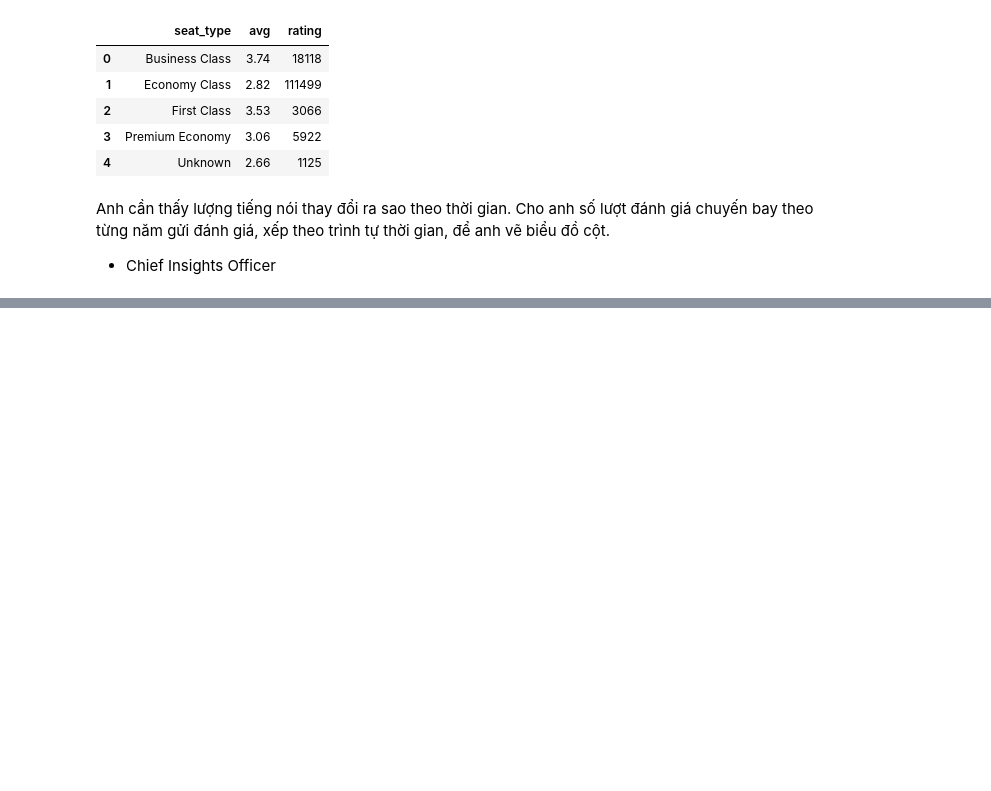
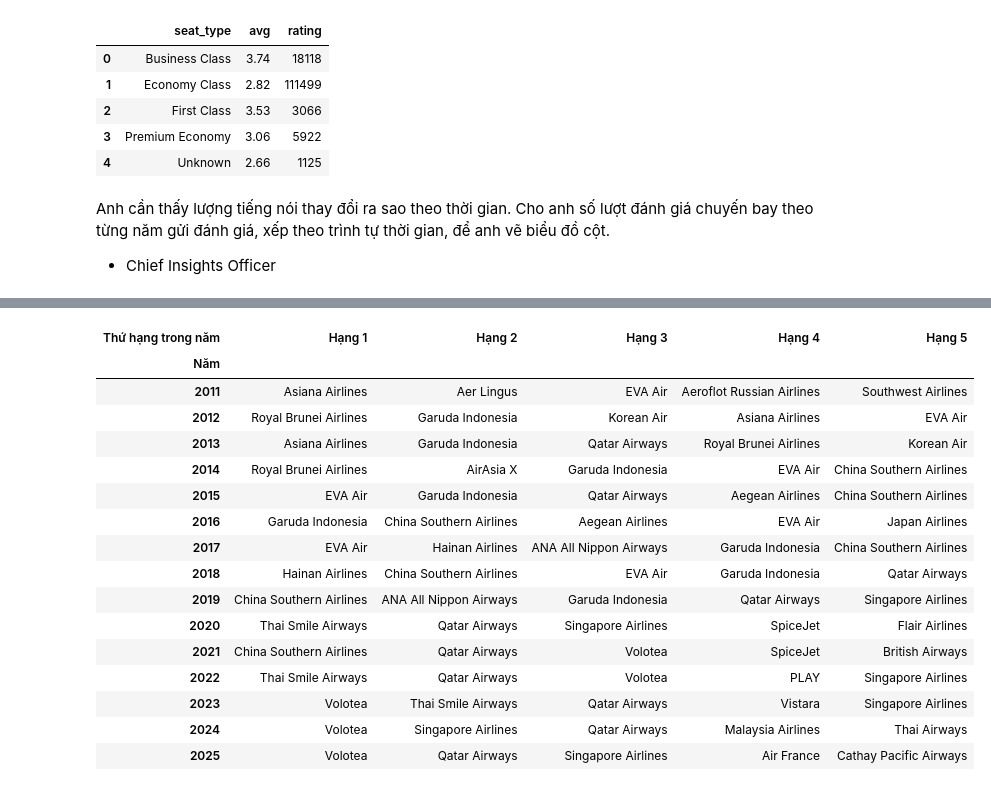
Before and after one commit to mantrinh67/DA-Porfolio, a Jupyter notebook: EDA_airline.ipynb, the cells around one changed output, grey strips where cells are left out. Cells and saved outputs as stored; diff of their text form; code cells hidden in the pictures; blank space fills up the shorter version.

```diff
--- a/EDA_airline.ipynb
+++ b/EDA_airline.ipynb
@@ -729,0 +786,69 @@ Name: count, dtype: int64
+# %%
+# 1. Đảm bảo đã có bảng merge và trích xuất năm đánh giá
+if 'airline_merge' not in locals():
+    airline_merge = pd.merge(airlines, airline_reviews, on='airline_id')
+
+airline_merge['year'] = pd.to_datetime(airline_merge['date_submitted']).dt.year
+
+# 2. Tính điểm trung bình và số lượt đánh giá theo từng năm, từng hãng
+yearly_partner_perf = (
+    airline_merge.dropna(subset=['airline_name', 'value_for_money', 'year'])
+    .groupby(['year', 'airline_name'])
+    .agg(
+        avg_score=('value_for_money', 'mean'),
+        review_count=('value_for_money', 'count')
+    )
+    .reset_index()
+)
+
+# 3. Lọc chỉ lấy các hãng có ít nhất 50 lượt đánh giá trong năm
+yearly_partner_filtered = yearly_partner_perf.query('review_count >= 50').copy()
+
+# Làm tròn điểm trung bình đến 2 chữ số thập phân
+yearly_partner_filtered['avg_score'] = yearly_partner_filtered['avg_score'].round(2)
+
+# 4. Sắp xếp theo Năm (tăng dần), Điểm trung bình (giảm dần) và Số lượt review (giảm dần)
+yearly_partner_sorted = yearly_partner_filtered.sort_values(
+    by=['year', 'avg_score', 'review_count'],
+    ascending=[True, False, False]
+)
+
+# 5. Đánh số thứ hạng trong từng năm
+yearly_partner_sorted['rank_in_year'] = (
+    yearly_partner_sorted.groupby('year').cumcount() + 1
+)
+
+# 6. Giữ lại Top 5 hãng đứng đầu mỗi năm và chọn các cột Output theo yêu cầu
+top_5_per_year = yearly_partner_sorted[yearly_partner_sorted['rank_in_year'] <= 5][
+    ['year', 'airline_name', 'avg_score', 'rank_in_year']
+].rename(columns={
+    'year': 'Năm',
+    'airline_name': 'Tên hãng',
+    'avg_score': 'Điểm trung bình',
+    'rank_in_year': 'Thứ hạng trong năm'
+})
+
+pivot_table = top_5_per_year.pivot(
+    index='Năm',
+    columns='Thứ hạng trong năm',
+    values='Tên hãng'
+).add_prefix('Hạng ')
+display(pivot_table)
+# %% [output]
+| Thứ hạng trong năm | Hạng 1 | Hạng 2 | Hạng 3 | Hạng 4 | Hạng 5 |
+| Năm |  |  |  |  |  |
+| 2011 | Asiana Airlines | Aer Lingus | EVA Air | Aeroflot Russian Airlines | Southwest Airlines |
+| 2012 | Royal Brunei Airlines | Garuda Indonesia | Korean Air | Asiana Airlines | EVA Air |
+| 2013 | Asiana Airlines | Garuda Indonesia | Qatar Airways | Royal Brunei Airlines | Korean Air |
+| 2014 | Royal Brunei Airlines | AirAsia X | Garuda Indonesia | EVA Air | China Southern Airlines |
+| 2015 | EVA Air | Garuda Indonesia | Qatar Airways | Aegean Airlines | China Southern Airlines |
+| 2016 | Garuda Indonesia | China Southern Airlines | Aegean Airlines | EVA Air | Japan Airlines |
+| 2017 | EVA Air | Hainan Airlines | ANA All Nippon Airways | Garuda Indonesia | China Southern Airlines |
+| 2018 | Hainan Airlines | China Southern Airlines | EVA Air | Garuda Indonesia | Qatar Airways |
+| 2019 | China Southern Airlines | ANA All Nippon Airways | Garuda Indonesia | Qatar Airways | Singapore Airlines |
+| 2020 | Thai Smile Airways | Qatar Airways | Singapore Airlines | SpiceJet | Flair Airlines |
+| 2021 | China Southern Airlines | Qatar Airways | Volotea | SpiceJet | British Airways |
+| 2022 | Thai Smile Airways | Qatar Airways | Volotea | PLAY | Singapore Airlines |
+| 2023 | Volotea | Thai Smile Airways | Qatar Airways | Vistara | Singapore Airlines |
+| 2024 | Volotea | Singapore Airlines | Qatar Airways | Malaysia Airlines | Thai Airways |
+| 2025 | Volotea | Qatar Airways | Singapore Airlines | Air France | Cathay Pacific Airways |
```
Also changed, not shown: parts of 16 cells of this notebook, 1 other file.
